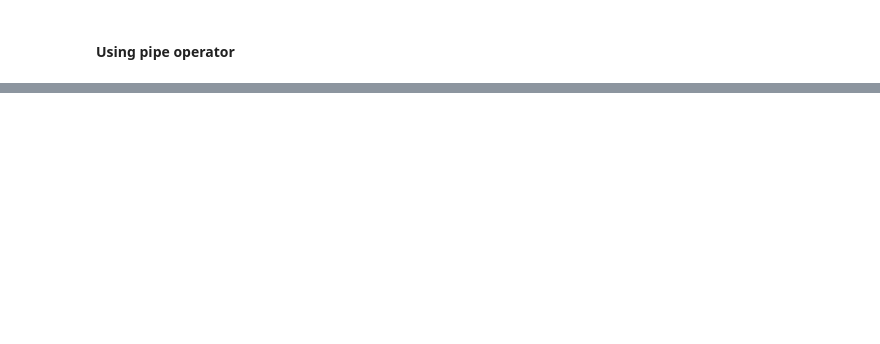
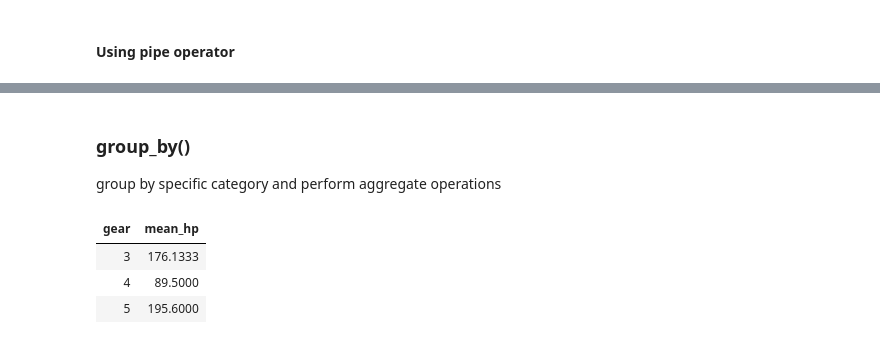
Before and after one commit to bhupendrabhoir/https-github.com-sukamal1928-R, a Jupyter notebook: Dplyr .ipynb, the cells around one changed output, grey strips where cells are left out. Cells and saved outputs as stored; diff of their text form; code cells hidden in the pictures; blank space fills up the shorter version.

```diff
--- a/Dplyr .ipynb
+++ b/Dplyr .ipynb
@@ -354,0 +354,11 @@ df %>% filter(mpg > 20) %>% sample_n(5) %>% arrange(desc(mpg))
+# %% [markdown]
+### group_by()
+
+group by specific category and perform aggregate operations
+# %%
+df %>% group_by(gear) %>% summarize(mean_hp=mean(hp))
+# %% [output]
+| gear | mean_hp |
+| 3 | 176.1333 |
+| 4 | 89.5000 |
+| 5 | 195.6000 |
```
Also changed, not shown: parts of 8 cells of this notebook, 1 other file.
